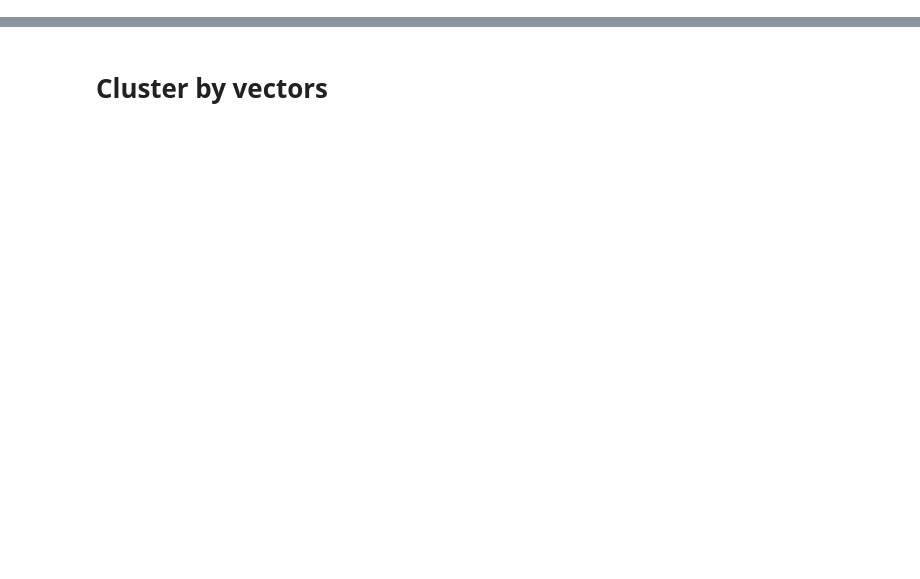
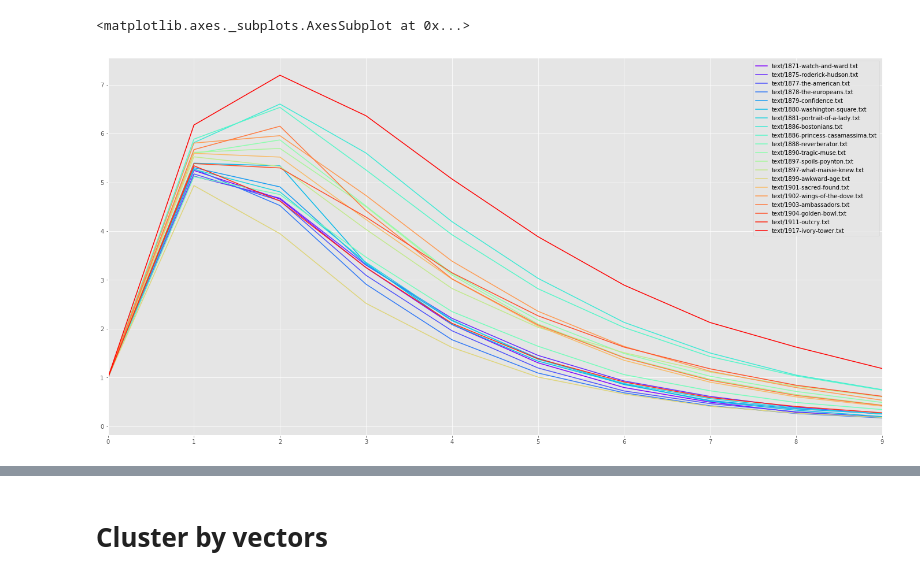
Before and after one commit to JonathanReeve/james-sentence, a Jupyter notebook: sentence-diagramming.ipynb, the cells around one changed output, grey strips where cells are left out. Drawn from its saved outputs; the diff is of its cells as text; code cells hidden in the pictures; blank space fills up the shorter version.

```diff
--- a/sentence-diagramming.ipynb
+++ b/sentence-diagramming.ipynb
@@ -19,17 +26,17 @@ class SentenceTree():
         """ Takes a SpaCy sentence as input. """
         self.sent = sent
         self.root = sent.root
-#         print(self.sent)
+        self.vector = self.countLevels(self.sent)
+        self.max = max(self.vector)
         self.sentDict = self.sentToDict(self.root)
         self.newick = self.newickify(self.sentDict) + ';'
-        self.tree = Tree(self.newick, format=1)
-        self.vector = self.countLevels(self.sent)
-        self.max = max(self.vector)
-        # The total depth
-        self.maxDist = self.tree.get_farthest_leaf()[1]
-        # The number of total descendants at each branch.
-        self.branchDepth = [len(branch.get_descendants()) for branch in self.tree.children]
-        self.branchDepthSTD = pd.Series(self.branchDepth).std()
+        try:
+            self.tree = Tree(self.newick, format=1)
+            self.maxDist = self.tree.get_farthest_leaf()[1]
+            self.branchDepth = [len(branch.get_descendants()) for branch in self.tree.children]
+            self.branchDepthSTD = pd.Series(self.branchDepth).std()
+        except:
+            return None
 
     def countLevels(self, sent):
         """ Create a numeric representation vector of a syntactic tree by counting the numbers
@@ -100,7 +107,7 @@ class SentenceStats():
         """ Takes a SpaCy document as input. """
         self.doc = doc
         self.sents = list(doc.sents)
-        self.sentObjs = [SentenceTree(sent) for sent in self.sents]
+        self.sentObjs = [SentenceTree(sent) for sent in self.sents if SentenceTree(sent) is not None]
         self.vectors = [sent.vector for sent in self.sentObjs]
         self.maxes = [sent.max for sent in self.sentObjs]
         self.averageSent = self.averageVectors(self.vectors)
@@ -117,3 +124,13 @@ class SentenceStats():
 
     def plotAverageSent(self):
         pd.Series(self.averageSent).plot(kind="bar")
+# %%
+averageSents = {t.metadata['filename']: SentenceStats(t).averageSent for t in james}
+# %%
+df = pd.DataFrame.from_dict(averageSents, orient='index') # Hack to make arrays the same length
+df = df.sort_index()
+# %%
+df.T[:10].plot(cmap='rainbow')
+# %% [output]
+<matplotlib.axes._subplots.AxesSubplot at 0x...>
+[figure, added]
```
Also changed, not shown: parts of 20 cells of this notebook, 5 other files.
